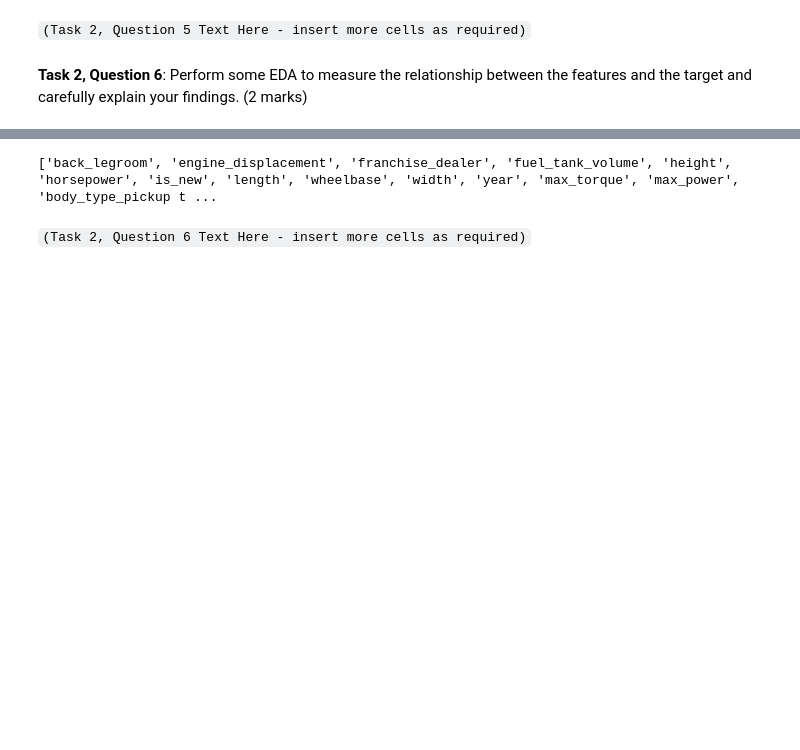
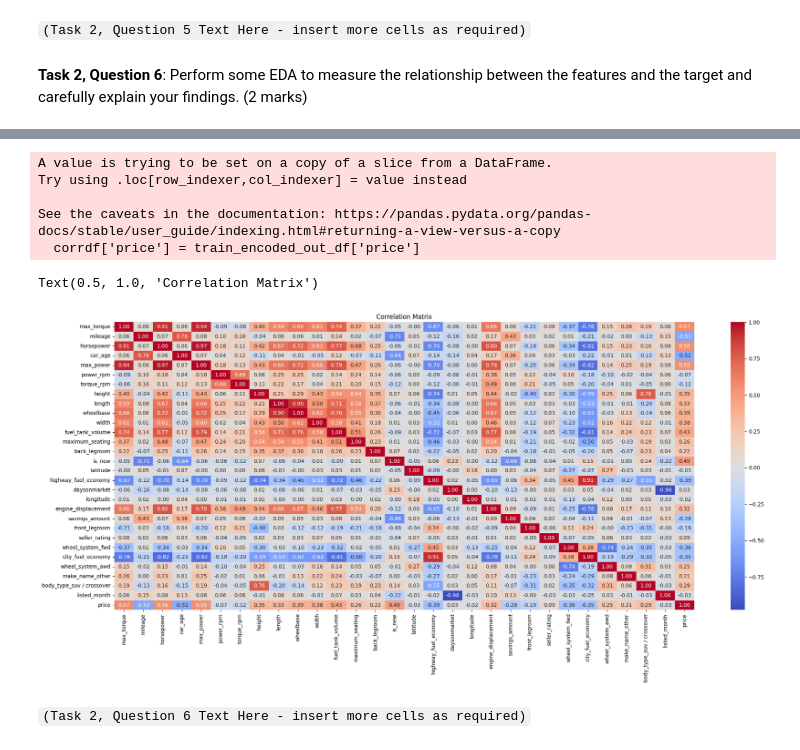
Before and after one commit to Tomor4341/Used-Car-Sales-Analysis, a Jupyter notebook: S1_2024_BUSA3020.ipynb, the cells around one changed output, grey strips where cells are left out. Drawn from its saved outputs; the diff is of its cells as text; code cells hidden in the pictures; blank space fills up the shorter version.

```diff
--- a/S1_2024_BUSA3020.ipynb
+++ b/S1_2024_BUSA3020.ipynb
@@ -534,14 +690,55 @@ memory usage: 3.4 MB
+# %%
+# function to remove outliers
+
+def remove_outliers(df, features):
+    for feat in features:
+        # Calculate the first and third quartiles
+        q1, q3 = df[feat].quantile([0.25, 0.75])
+
+        # Calculate the interquartile range
+        iqr = q3 - q1
+
+        # Calculate the lower and upper bounds
+        lower_bound = q1 - 1.5 * iqr
+        upper_bound = q3 + 1.5 * iqr
+
+        # Filter the data to remove the outliers
+        df = df[(df[feat] >= lower_bound) & (df[feat] <= upper_bound)]
+
+    return df
+
+# List of columns for which to remove outliers
+outliers_col = ['max_torque', 'mileage', 'horsepower', 'max_power', 'power_rpm', 'torque_rpm', 'height', 'length', 'wheelbase', 'width', 'fuel_tank_volume', 'back_legroom',
+                'highway_fuel_economy', 'daysonmarket', 'engine_displacement', 'savings_amount', 'front_legroom', 'seller_rating', 'city_fuel_economy']
+
+# Assuming train_encoded_df is your DataFrame
+train_encoded_out_df = remove_outliers(train_encoded_df, outliers_col)
 # %%
 ## Task 2, Question 6 Code Here
 
+corrdf = train_encoded_out_df[rf_selected_features]
+corrdf['price'] = train_encoded_out_df['price']
+
 # print features which have correlation with price > 0.5
-corr = train_encoded_df.corr()
+corr = corrdf.corr()
 corr_price = corr['price']
-high_corr_features = corr_price[corr_price > abs(0.2)].index.to_list()
-high_corr_features.remove('price')
-print(high_corr_features)
+
+# plot correlation matrix with price
+plt.figure(figsize=(25, 10))
+sns.heatmap(corr, annot=True, cmap='coolwarm', fmt=".2f")
+plt.title('Correlation Matrix')
+
+# high_corr_features = corr_price[corr_price > abs(0.2)].index.to_list()
+# high_corr_features.remove('price')
+# print(high_corr_features)
 # %% [output]
-['back_legroom', 'engine_displacement', 'franchise_dealer', 'fuel_tank_volume', 'height', 'horsepower', 'is_new', 'length', 'wheelbase', 'width', 'year', 'max_torque', 'max_power', 'body_type_pickup t ...
+A value is trying to be set on a copy of a slice from a DataFrame.
+Try using .loc[row_indexer,col_indexer] = value instead
+
+See the caveats in the documentation: https://pandas.pydata.org/pandas-docs/stable/user_guide/indexing.html#returning-a-view-versus-a-copy
+  corrdf['price'] = train_encoded_out_df['price']
+Text(0.5, 1.0, 'Correlation Matrix')
+[figure, added]
 # %%
 # # scatter plot of price and all other features in train_encoded_df
 
```
Also changed, not shown: parts of 36 cells of this notebook, 1 other file.
